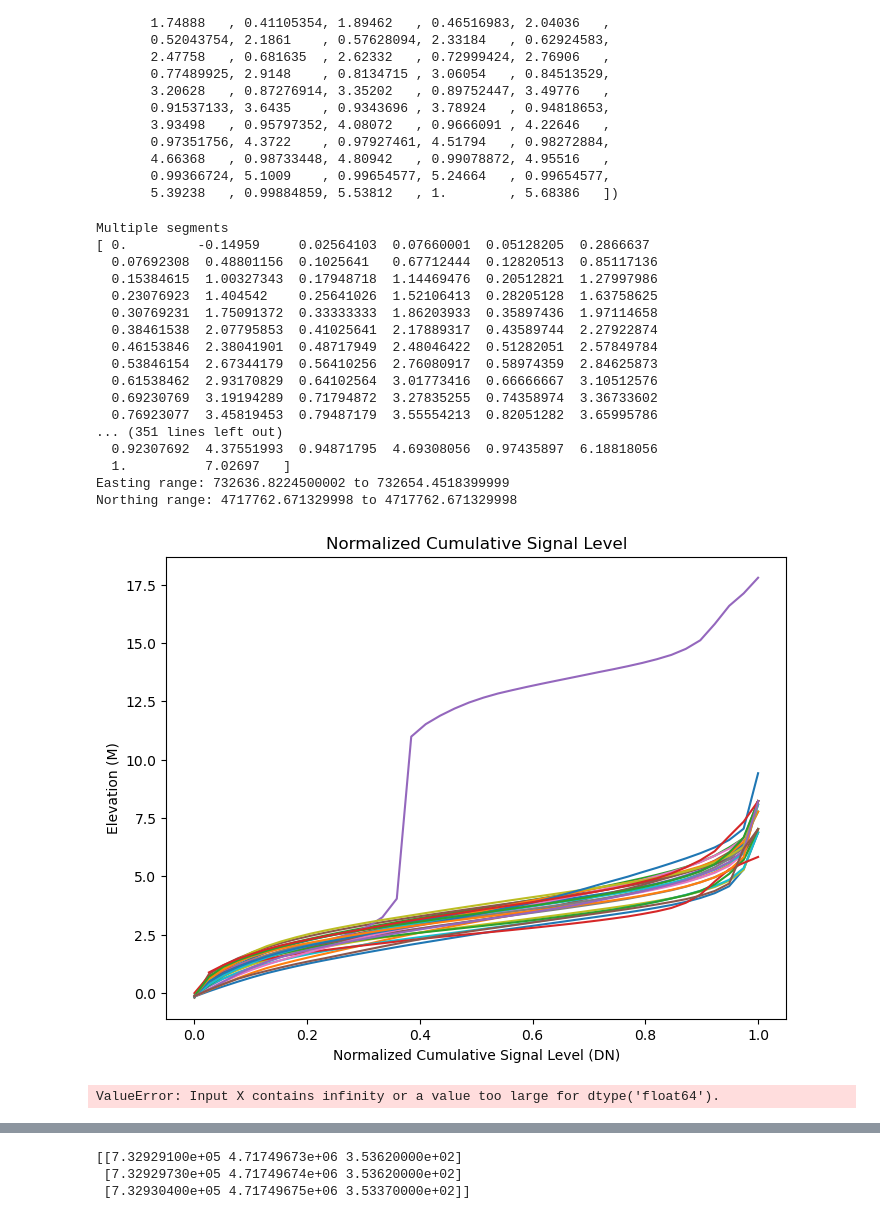
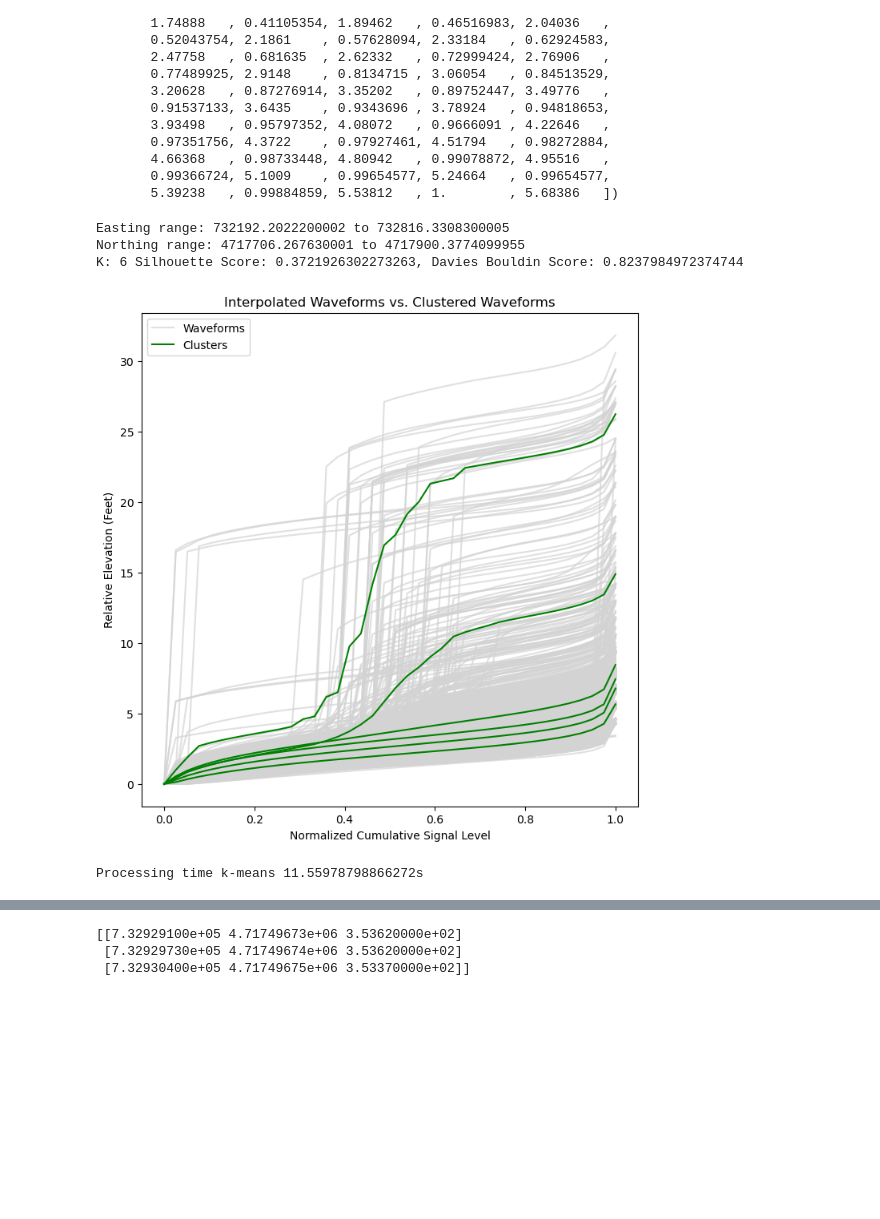
Before and after one commit to feyu39/Neon-Full-Waveform-LiDAR-Processor, a Jupyter notebook: neon_processor_one.ipynb, the cells around one changed output, grey strips where cells are left out. Cells and saved outputs as stored; diff of their text form; code cells hidden in the pictures; blank space fills up the shorter version.

Commit message:
Finished k-means algorithm with graphs

```diff
--- a/neon_processor_one.ipynb
+++ b/neon_processor_one.ipynb
@@ -755,7 +751,7 @@ def normalize_cumulative_return_energy(waveform_intensity_x, waveform_elevation_
 
         # DN has no processing (raw lidar intensity)
         plt.xlabel("Normalized Cumulative Signal Level (DN)")
-        plt.ylabel("Elevation (M)")
+        plt.ylabel("Elevation (Feet)")
         plt.title("Normalized Cumulative Signal Level")
         plt.legend()
         plt.grid()
@@ -793,11 +789,14 @@ def interpolate_waveform_values(waveform, plot):
     elevation_raw_data = waveform[1::2]
 
     # Connect the values together with straight lines (linear interpolate)
-    connected_function = interp1d(signal_raw_data, elevation_raw_data, kind='linear', fill_value="extrapolate")
+    connected_function = interp1d(signal_raw_data, elevation_raw_data, kind='linear', bounds_error=False, fill_value=(elevation_raw_data[0], elevation_raw_data[-1]))
 
     # Set normalized cumulative signal levels from 0-1 with 0.025 increments
     interpolated_signal_levels = np.linspace(0, 1, 40)
     interpolated_elevation_levels = connected_function(interpolated_signal_levels)
+
+    # Handle 0 explicitly
+    interpolated_elevation_levels[0] = 0.0
 
     if plot:
         plt.plot(signal_raw_data, elevation_raw_data, 'o', label='Original Data')
@@ -810,5 +809,5 @@ def interpolate_waveform_values(waveform, plot):
         plt.show()
 
     interpolated_stacked_intensity_elevation = np.stack((interpolated_signal_levels, interpolated_elevation_levels), axis=1).ravel()
-    print(interpolated_stacked_intensity_elevation)
+    # print(interpolated_stacked_intensity_elevation)
     return interpolated_stacked_intensity_elevation
@@ -891,28 +919,35 @@ def k_means_cluster_cumulative_returns(waveform_start_index, waveform_finish_ind
 # %%
 start = time.time()
-k_means_cluster_cumulative_returns(0, 25, list(range(1,16)), True, True)
+k = 6
+processed_waveforms, cluster_centers = k_means_cluster_cumulative_returns(0, 15000, [k], False, False, True)
+
+# Plot clusters and raw data together
+clustered_signal_level = cluster_centers[0][0::2]
+clustered_elevation = cluster_centers[0][1::2]
+
+plt.figure(figsize=(8, 8))
+for waveform in processed_waveforms:
+    plt.plot(waveform[0::2], waveform[1::2], color='lightgray', alpha=0.7)
+for cluster in cluster_centers[0]:
+    plt.plot(cluster[0::2], cluster[1::2], color='green')
+
+waveform_legend = mlines.Line2D([], [], color='lightgray', alpha=0.7, label='Waveforms')
+cluster_legend = mlines.Line2D([], [], color='green', label='Clusters')
+
+plt.title("Interpolated Waveforms vs. Clustered Waveforms")
+plt.xlabel("Normalized Cumulative Signal Level")
+plt.ylabel("Relative Elevation (Feet)")
+plt.legend(handles=[waveform_legend, cluster_legend])
+plt.show()
+
 end = time.time()
 print(f"Processing time k-means {end - start}s")
 # %% [output]
-Multiple segments
-[ 0.         -0.14959     0.02564103  0.07660001  0.05128205  0.2866637
-  0.07692308  0.48801156  0.1025641   0.67712444  0.12820513  0.85117136
-  0.15384615  1.00327343  0.17948718  1.14469476  0.20512821  1.27997986
-  0.23076923  1.404542    0.25641026  1.52106413  0.28205128  1.63758625
-  0.30769231  1.75091372  0.33333333  1.86203933  0.35897436  1.97114658
-  0.38461538  2.07795853  0.41025641  2.17889317  0.43589744  2.27922874
-  0.46153846  2.38041901  0.48717949  2.48046422  0.51282051  2.57849784
-  0.53846154  2.67344179  0.56410256  2.76080917  0.58974359  2.84625873
-  0.61538462  2.93170829  0.64102564  3.01773416  0.66666667  3.10512576
-  0.69230769  3.19194289  0.71794872  3.27835255  0.74358974  3.36733602
-  0.76923077  3.45819453  0.79487179  3.55554213  0.82051282  3.65995786
-... (351 lines left out)
-  0.92307692  4.37551993  0.94871795  4.69308056  0.97435897  6.18818056
-  1.          7.02697   ]
-Easting range: 732636.8224500002 to 732654.4518399999
-Northing range: 4717762.671329998 to 4717762.671329998
+Easting range: 732192.2022200002 to 732816.3308300005
+Northing range: 4717706.267630001 to 4717900.3774099955
+K: 6 Silhouette Score: 0.3721926302273263, Davies Bouldin Score: 0.8237984972374744
-[figure, old version]
+[figure, new version]
-ValueError: Input X contains infinity or a value too large for dtype('float64').
+Processing time k-means 11.55978798866272s
 # %%
 # Plot data coverage
 start = time.time()
```
Also changed, not shown: parts of 7 cells of this notebook.
